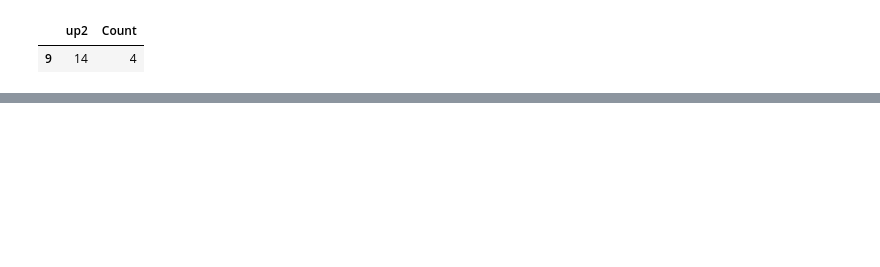
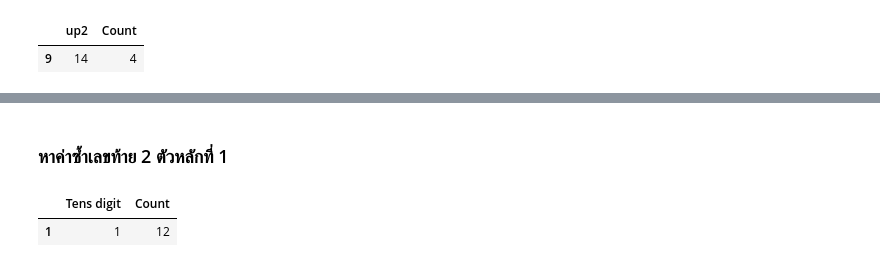
Before and after one commit to Tonry12/BSC_DPDM23, a Jupyter notebook: lotterry_prediction.ipynb, the cells around one changed output, grey strips where cells are left out. Cells and saved outputs as stored; diff of their text form; code cells hidden in the pictures; blank space fills up the shorter version.

```diff
--- a/lotterry_prediction.ipynb
+++ b/lotterry_prediction.ipynb
@@ -273,0 +306,9 @@ max_count_row
+# %% [markdown]
+### หาค่าซ้ำเลขท้าย 2 ตัวหลักที่ 1
+# %%
+grouped_counts = three_y.groupby('Tens digit').size().reset_index(name='Count')
+max_count_row = grouped_counts[grouped_counts['Count'] == grouped_counts['Count'].max()]
+max_count_row
+# %% [output]
+|  | Tens digit | Count |
+| 1 | 1 | 12 |
```
Also changed, not shown: parts of 15 cells of this notebook.
